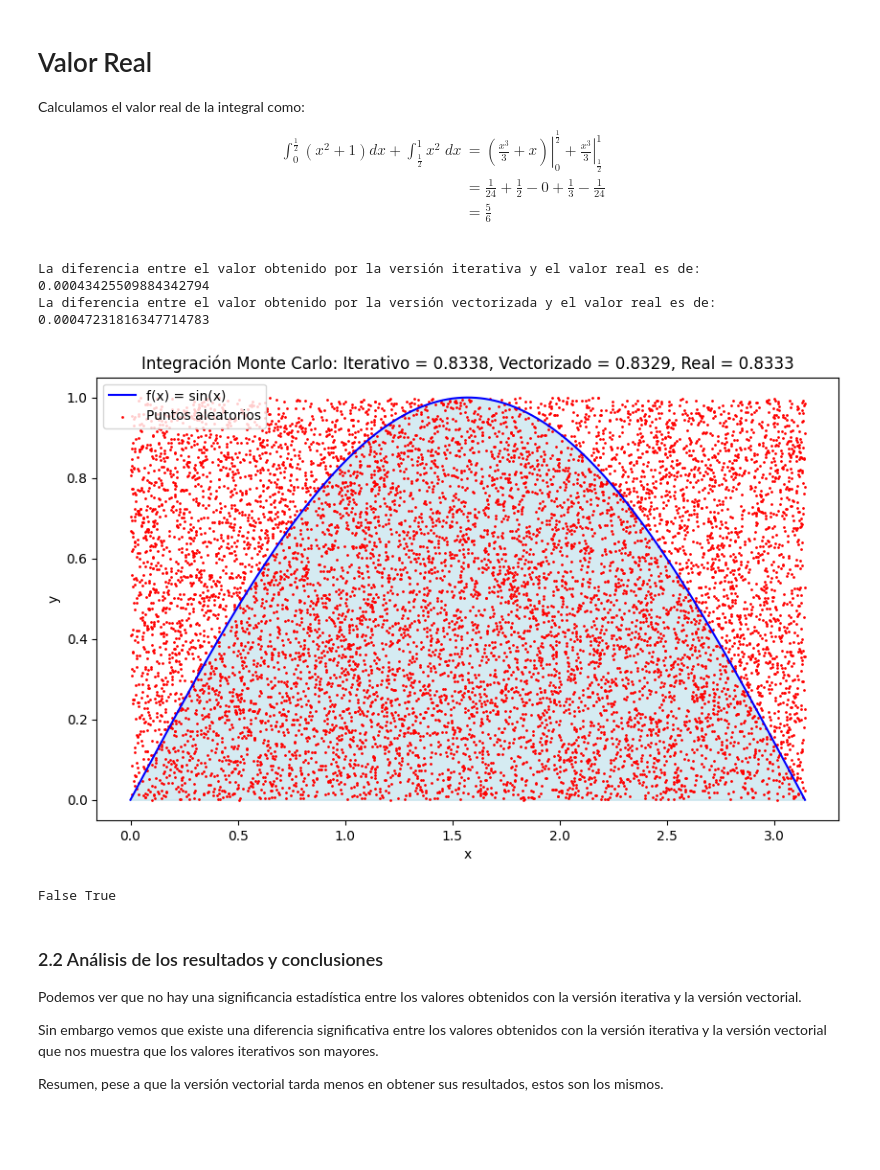
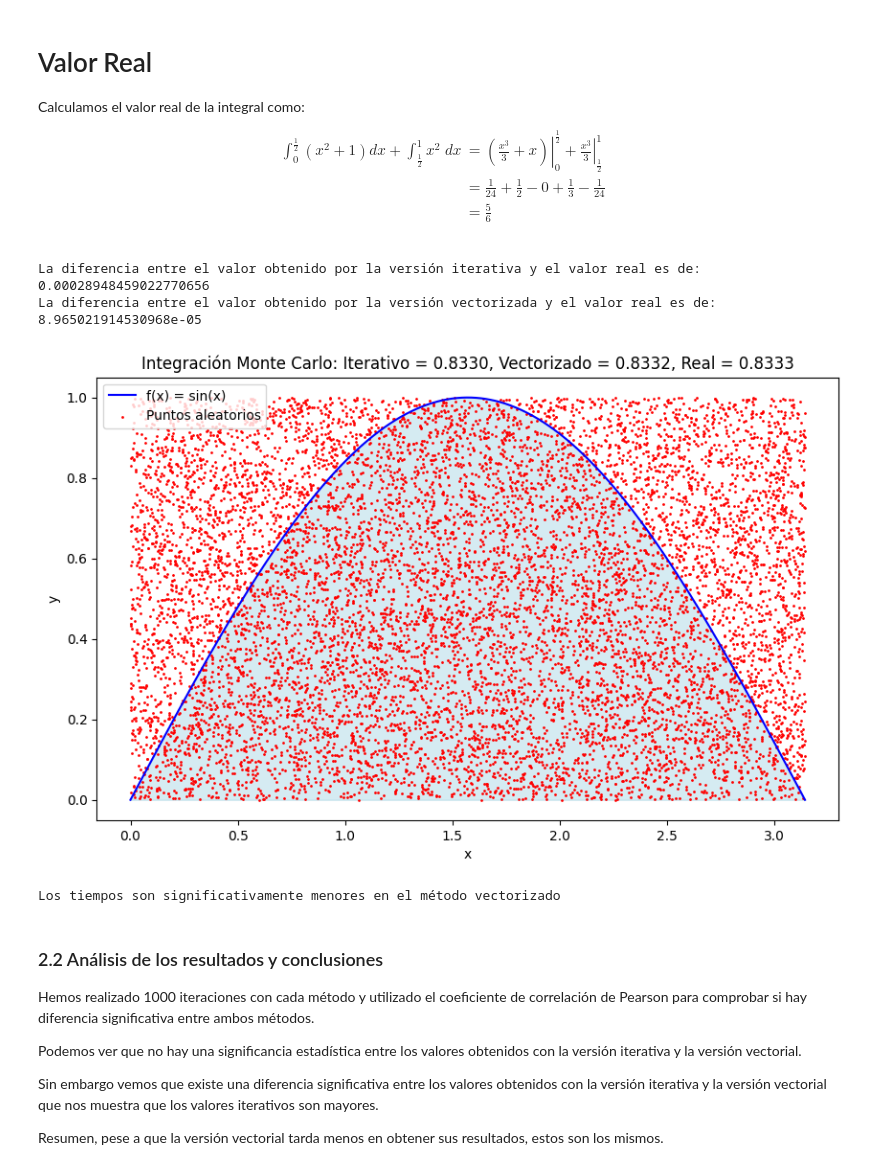
Before and after one commit to paalcald/aiiot, a Jupyter notebook: practicas/p0-intro/iaaiot_p0_grupo1.ipynb, the cells around one changed output. Drawn from its saved outputs; the diff is of its cells as text; code cells hidden in the pictures; blank space fills up the shorter version.

```diff
--- a/practicas/p0-intro/iaaiot_p0_grupo1.ipynb
+++ b/practicas/p0-intro/iaaiot_p0_grupo1.ipynb
@@ -153,40 +153,45 @@ print("La diferencia entre el valor obtenido por la versión vectorizada y el va
 def fun(x):
     return np.sin(x) ##Se define la función f(x) = sin(x)
 
 a = 0
 b = np.pi
 
 # Visualización gráfica
 x_curve = np.linspace(a, b, 1000)
 y_curve = fun(x_curve)
 
 
 ## Generar puntos para la visualización
 x_iter = [uniform(a, b) for _ in range(num_puntos)] ##Genera una lista de valores dl eje x aleatorios dentro del intervalo [a,b]. Se utiliza la función uniform de la librería random para generar un número aleatorio dentro del intervalo [a y b]
 y_iter = [uniform(0, max(y_curve)) for _ in range(num_puntos)] ##Genera una lista de valores dl eje y aleatorios dentro del intervalo [0 y el máximo de la función max(y_curve)]. Se utiliza la función uniform (0,max(y_curve)) para generar un número aleatorio dentro del intervalo [0 y el máximo de la función max(y_curve)], siendo max(y_curve) el valor máximo de la función fun(x) en el intervalo [a,b]
 y_fun_iter = [fun(xi) for xi in x_iter] ##Calcular los valores de la función fun(x) para cada valor incluido en la list x_iter. [fun(xi) for xi in x_iter] aplica la función fun a cada elemento xi de la lista x_iter y almacena los resultados en una lista y_fun_iter.
 
 plt.figure(figsize=(10, 6))
 plt.plot(x_curve, y_curve, label='f(x) = sin(x)', color='blue') ##Se grafica la función f(x) = sin(x) en el intervalo [a,b]
 plt.fill_between(x_curve, y_curve, color='lightblue', alpha=0.5) ##Se rellena el área bajo la curva de la función f(x) = sin(x) en el intervalo [a,b]
 
 plt.scatter(x_iter, y_iter, s=1, color='red', label='Puntos aleatorios') ##Se grafican los puntos aleatorios generados en el intervalo [a,b]
 plt.title(f"Integración Monte Carlo: Iterativo = {valor_integra_mc:.4f}, Vectorizado = {valor_np_integra_mc:.4f}, Real = {valor_quad:.4f}") ##Se muestra el valor de la integral obtenido por ambas versiones y el valor real obtenido con la función quad de scipy
 plt.legend() ##Se añade la leyenda definida anteriormente a la gráfica
 plt.xlabel('x') ##Se añade la etiqueta x al eje x
 plt.ylabel('y') ##Se añade la etiqueta y al eje y
 plt.show() ##Se muestra la gráfica generada
 
 son_values_significativos = pearsonr(iterative_values, vectorized_values).pvalue < 0.05
 son_times_significativos = pearsonr(iterative_times, vectorized_times, alternative='greater').pvalue < 0.05
-print(son_values_significativos, son_times_significativos)
+if son_values_significativos:
+    print("Hay diferencia significativa entre los valores")
+if son_times_significativos:
+    print("Los tiempos son significativamente menores en el método vectorizado")
 # %% [output]
-La diferencia entre el valor obtenido por la versión iterativa y el valor real es de:  0.00043425509884342794
-La diferencia entre el valor obtenido por la versión vectorizada y el valor real es de:  0.00047231816347714783
+La diferencia entre el valor obtenido por la versión iterativa y el valor real es de:  0.00028948459022770656
+La diferencia entre el valor obtenido por la versión vectorizada y el valor real es de:  8.965021914530968e-05
-[figure, old version]
+[figure, new version]
-False True
+Los tiempos son significativamente menores en el método vectorizado
 # %% [markdown]
 ### 2.2 Análisis de los resultados y conclusiones
+
+Hemos realizado 1000 iteraciones con cada método y utilizado el coeficiente de correlación de Pearson para comprobar si hay diferencia significativa entre ambos métodos.
 
 Podemos ver que no hay una significancia estadística entre los valores obtenidos con la versión iterativa y la versión vectorial.
 
```
Also changed, not shown: parts of 2 cells of this notebook.
